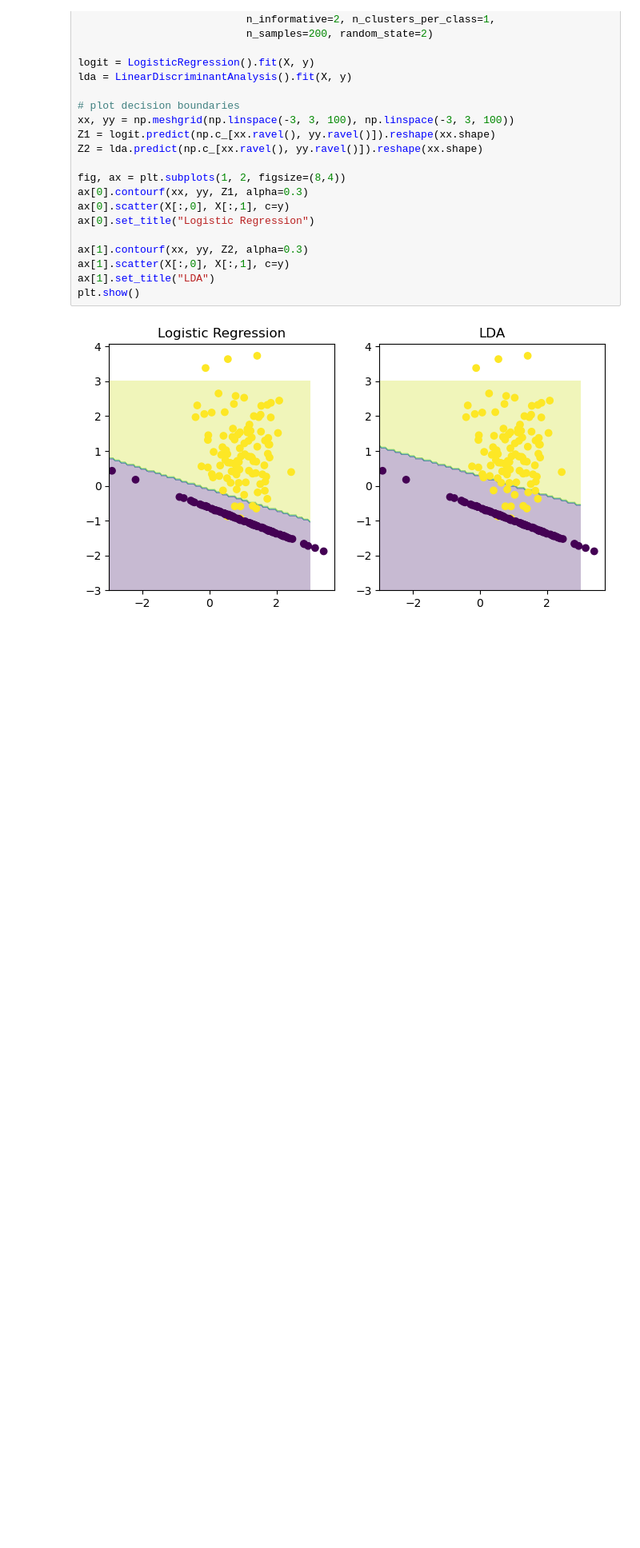
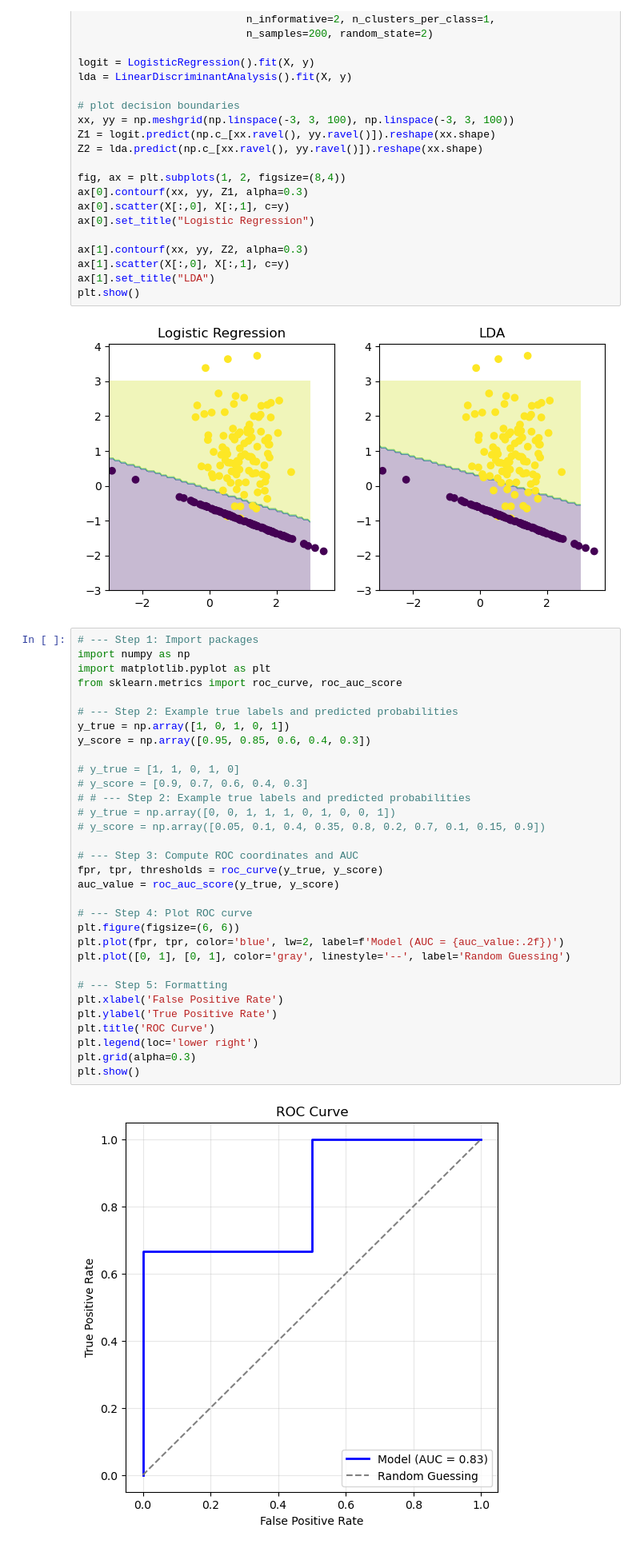
Before and after one commit to wangyouan/AIandFinance2025, a Jupyter notebook: example_notebook/lecture7_inclass_example.ipynb, the cells around one changed output. Shown: that part at 80% size. Drawn from its saved outputs; the diff is of its cells as text; blank space fills up the shorter version.

Commit message:
update roc curve

```diff
--- a/example_notebook/lecture7_inclass_example.ipynb
+++ b/example_notebook/lecture7_inclass_example.ipynb
@@ -146,3 +146,37 @@ ax[1].set_title("LDA")
 plt.show()
 # %% [output]
 [figure]
+# %%
+# --- Step 1: Import packages
+import numpy as np
+import matplotlib.pyplot as plt
+from sklearn.metrics import roc_curve, roc_auc_score
+
+# --- Step 2: Example true labels and predicted probabilities
+y_true = np.array([1, 0, 1, 0, 1])
+y_score = np.array([0.95, 0.85, 0.6, 0.4, 0.3])
+
+# y_true = [1, 1, 0, 1, 0]
+# y_score = [0.9, 0.7, 0.6, 0.4, 0.3]
+# # --- Step 2: Example true labels and predicted probabilities
+# y_true = np.array([0, 0, 1, 1, 1, 0, 1, 0, 0, 1])
+# y_score = np.array([0.05, 0.1, 0.4, 0.35, 0.8, 0.2, 0.7, 0.1, 0.15, 0.9])
+
+# --- Step 3: Compute ROC coordinates and AUC
+fpr, tpr, thresholds = roc_curve(y_true, y_score)
+auc_value = roc_auc_score(y_true, y_score)
+
+# --- Step 4: Plot ROC curve
+plt.figure(figsize=(6, 6))
+plt.plot(fpr, tpr, color='blue', lw=2, label=f'Model (AUC = {auc_value:.2f})')
+plt.plot([0, 1], [0, 1], color='gray', linestyle='--', label='Random Guessing')
+
+# --- Step 5: Formatting
+plt.xlabel('False Positive Rate')
+plt.ylabel('True Positive Rate')
+plt.title('ROC Curve')
+plt.legend(loc='lower right')
+plt.grid(alpha=0.3)
+plt.show()
+# %% [output]
+[figure, added]
```
